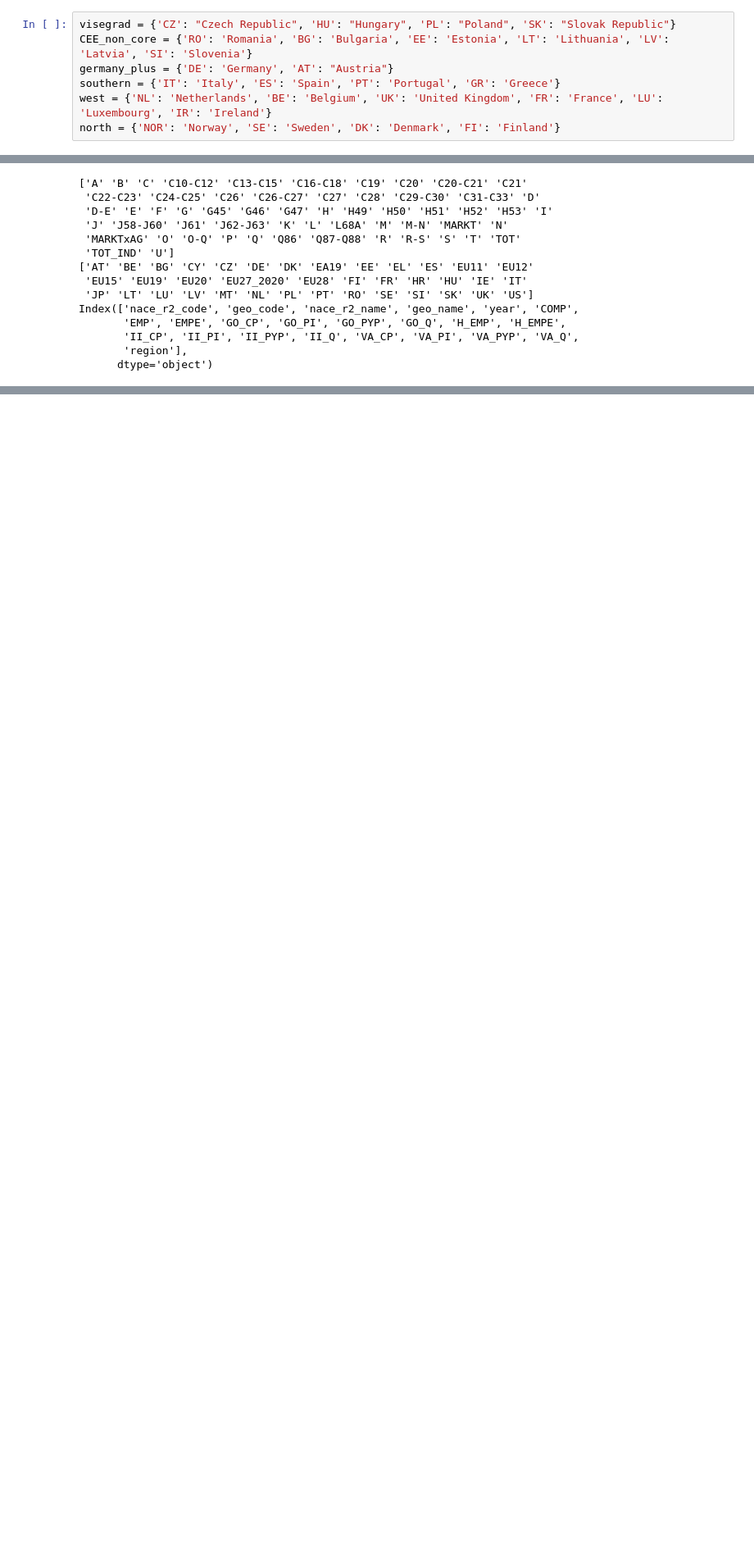
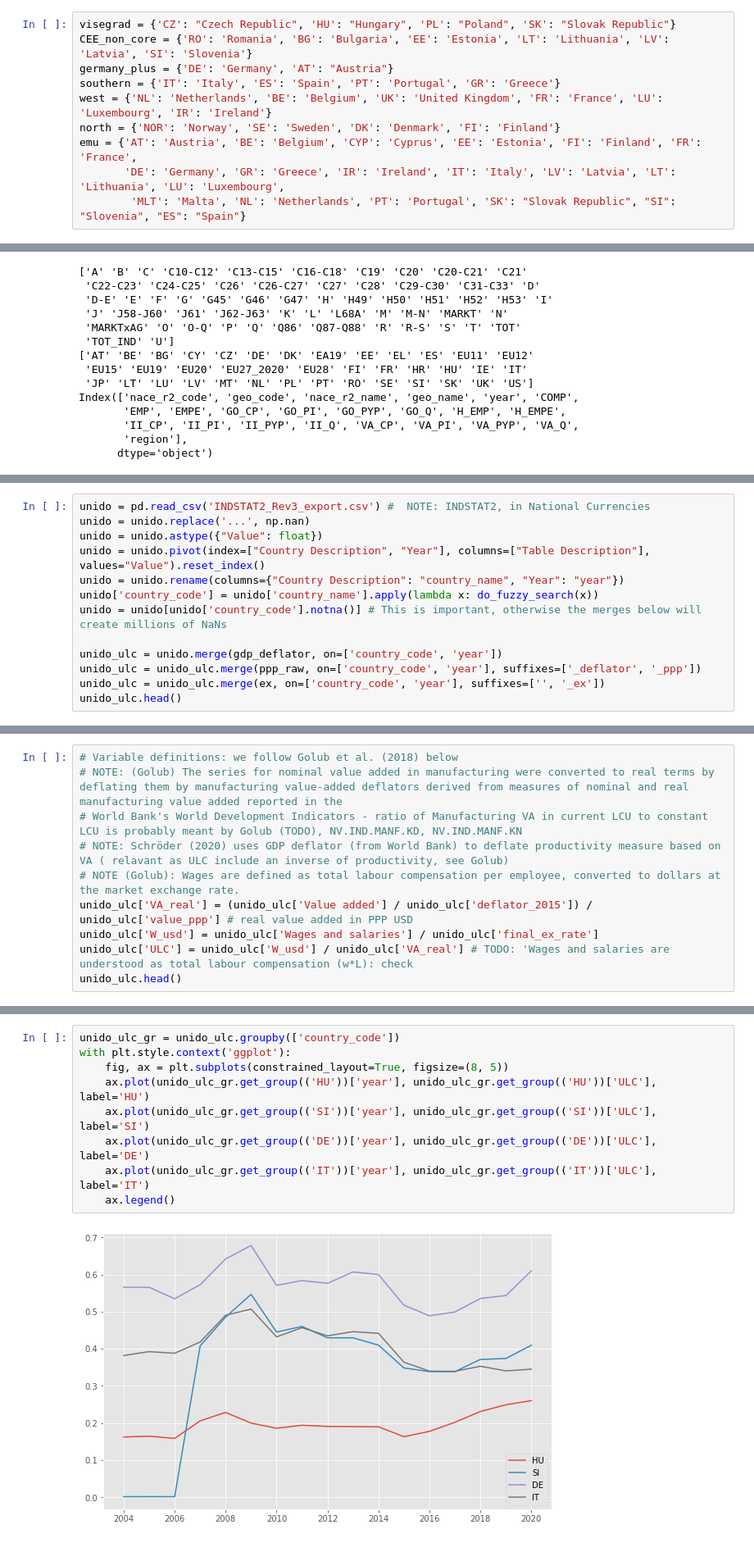
Before and after one commit to JanPintera/ad_hocPy, a Jupyter notebook: cee_competitiveness/CEE_competitivness.ipynb, the cells around one changed output, grey strips where cells are left out. Shown at 82% size. Saved outputs shown, nothing was run; the diff lists cells and outputs as text; blank space fills up the shorter version.

Commit message:
[10-10-2022] adding Unido and new ULC calculation

```diff
--- a/cee_competitiveness/CEE_competitivness.ipynb
+++ b/cee_competitiveness/CEE_competitivness.ipynb
@@ -28,6 +27,9 @@ germany_plus = {'DE': 'Germany', 'AT': "Austria"}
 southern = {'IT': 'Italy', 'ES': 'Spain', 'PT': 'Portugal', 'GR': 'Greece'}
 west = {'NL': 'Netherlands', 'BE': 'Belgium', 'UK': 'United Kingdom', 'FR': 'France', 'LU': 'Luxembourg', 'IR': 'Ireland'}
 north = {'NOR': 'Norway', 'SE': 'Sweden', 'DK': 'Denmark', 'FI': 'Finland'}
+emu = {'AT': 'Austria', 'BE': 'Belgium', 'CYP': 'Cyprus', 'EE': 'Estonia', 'FI': 'Finland', 'FR': 'France',
+       'DE': 'Germany', 'GR': 'Greece', 'IR': 'Ireland', 'IT': 'Italy', 'LV': 'Latvia', 'LT': 'Lithuania', 'LU': 'Luxembourg',
+        'MLT': 'Malta', 'NL': 'Netherlands', 'PT': 'Portugal', 'SK': "Slovak Republic", "SI": "Slovenia", "ES": "Spain"}
 # %% [markdown]
 ### Dustmann (2014) - Figure 1 = ULC
 # %%
@@ -310,0 +395,13 @@ with plt.style.context('ggplot'):
+# %%
+unido = pd.read_csv('INDSTAT2_Rev3_export.csv') #  NOTE: INDSTAT2, in National Currencies
+unido = unido.replace('...', np.nan)
+unido = unido.astype({"Value": float})
+unido = unido.pivot(index=["Country Description", "Year"], columns=["Table Description"], values="Value").reset_index()
+unido = unido.rename(columns={"Country Description": "country_name", "Year": "year"})
+unido['country_code'] = unido['country_name'].apply(lambda x: do_fuzzy_search(x))
+unido = unido[unido['country_code'].notna()] # This is important, otherwise the merges below will create millions of NaNs
+
+unido_ulc = unido.merge(gdp_deflator, on=['country_code', 'year'])
+unido_ulc = unido_ulc.merge(ppp_raw, on=['country_code', 'year'], suffixes=['_deflator', '_ppp'])
+unido_ulc = unido_ulc.merge(ex, on=['country_code', 'year'], suffixes=['', '_ex'])
+unido_ulc.head()
@@ -310,0 +415,10 @@ with plt.style.context('ggplot'):
+# %%
+# Variable definitions: we follow Golub et al. (2018) below
+# NOTE: (Golub) The series for nominal value added in manufacturing were converted to real terms by deflating them by manufacturing value-added deflators derived from measures of nominal and real manufacturing value added reported in the
+# World Bank's World Development Indicators - ratio of Manufacturing VA in current LCU to constant LCU is probably meant by Golub (TODO), NV.IND.MANF.KD, NV.IND.MANF.KN
+# NOTE: Schröder (2020) uses GDP deflator (from World Bank) to deflate productivity measure based on VA ( relavant as ULC include an inverse of productivity, see Golub)
+# NOTE (Golub): Wages are defined as total labour compensation per employee, converted to dollars at the market exchange rate.
+unido_ulc['VA_real'] = (unido_ulc['Value added'] / unido_ulc['deflator_2015']) / unido_ulc['value_ppp'] # real value added in PPP USD
+unido_ulc['W_usd'] = unido_ulc['Wages and salaries'] / unido_ulc['final_ex_rate']
+unido_ulc['ULC'] = unido_ulc['W_usd'] / unido_ulc['VA_real'] # TODO: 'Wages and salaries are understood as total labour compensation (w*L): check
+unido_ulc.head()
@@ -311 +433,12 @@ with plt.style.context('ggplot'):
+# %%
+unido_ulc_gr = unido_ulc.groupby(['country_code'])
+with plt.style.context('ggplot'):
+    fig, ax = plt.subplots(constrained_layout=True, figsize=(8, 5))
+    ax.plot(unido_ulc_gr.get_group(('HU'))['year'], unido_ulc_gr.get_group(('HU'))['ULC'], label='HU')
+    ax.plot(unido_ulc_gr.get_group(('SI'))['year'], unido_ulc_gr.get_group(('SI'))['ULC'], label='SI')
+    ax.plot(unido_ulc_gr.get_group(('DE'))['year'], unido_ulc_gr.get_group(('DE'))['ULC'], label='DE')
+    ax.plot(unido_ulc_gr.get_group(('IT'))['year'], unido_ulc_gr.get_group(('IT'))['ULC'], label='IT')
+    ax.legend()
+# %% [output]
+[figure, added]
 # %% [markdown]
```
Also changed, not shown: parts of 17 cells of this notebook.
